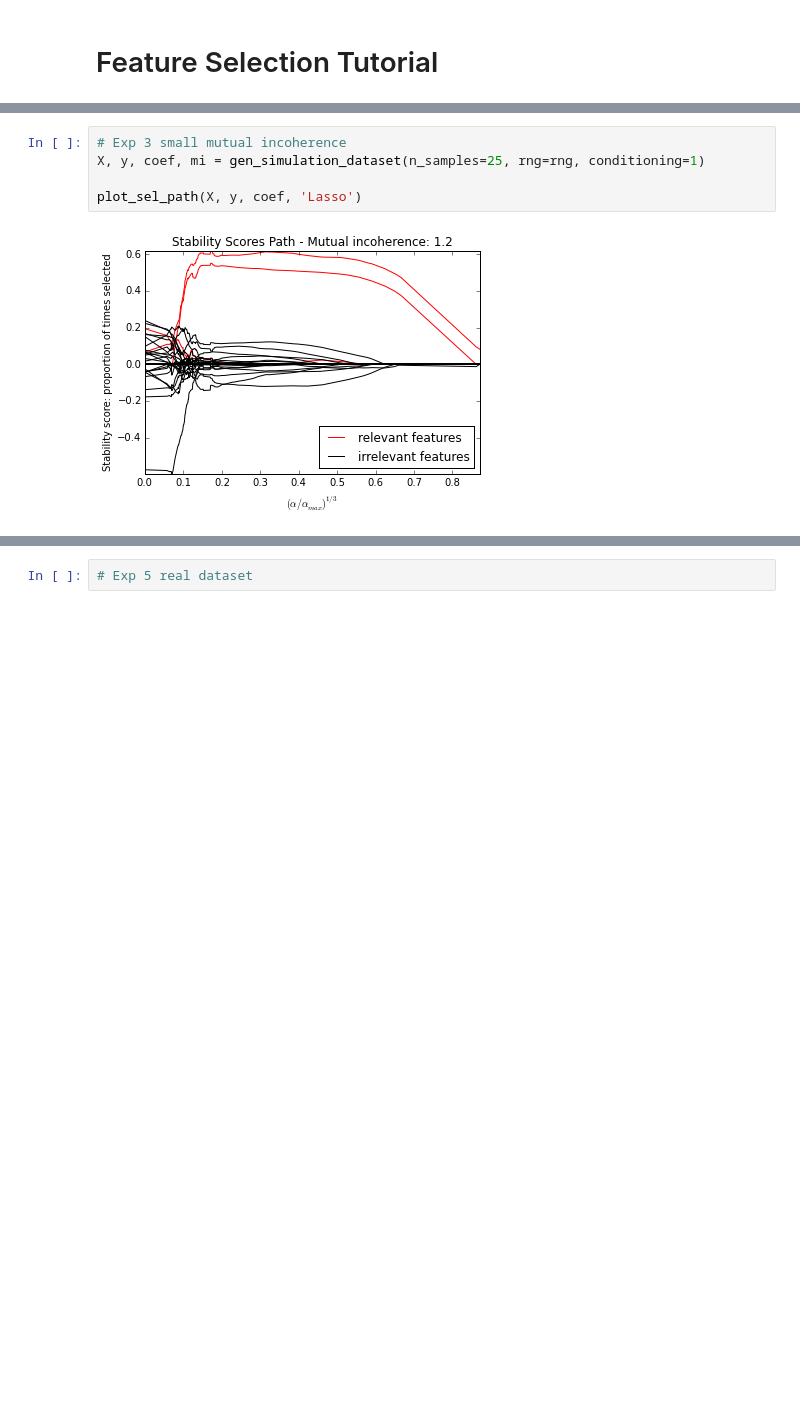
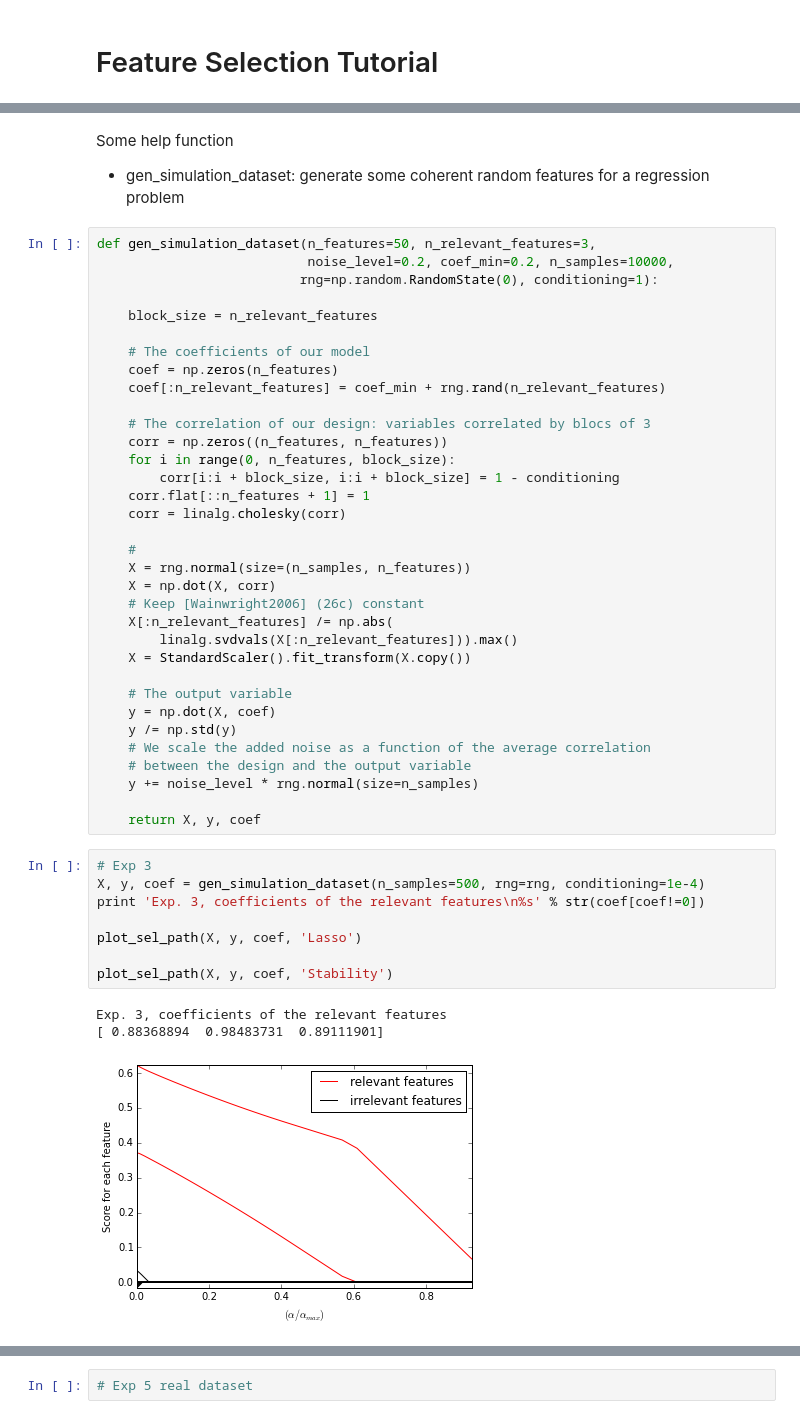
Before and after one commit to JinyiLu/15-688-Tutorial, a Jupyter notebook: Feature Selection Tutorial.ipynb, the cells around one changed output, grey strips where cells are left out. Drawn from its saved outputs; the diff is of its cells as text; blank space fills up the shorter version.

Commit message:
fail to reproduce  Stability Selection

```diff
--- a/Feature Selection Tutorial.ipynb
+++ b/Feature Selection Tutorial.ipynb
@@ -214,7 +193,49 @@ There are some well-known limitations of L1 penalized models, including
+# %% [markdown]
+Some help function
+* gen_simulation_dataset: generate some coherent random features for a regression problem
+# %%
+def gen_simulation_dataset(n_features=50, n_relevant_features=3,
+                           noise_level=0.2, coef_min=0.2, n_samples=10000,
+                          rng=np.random.RandomState(0), conditioning=1):
+
+    block_size = n_relevant_features
+
+    # The coefficients of our model
+    coef = np.zeros(n_features)
+    coef[:n_relevant_features] = coef_min + rng.rand(n_relevant_features)
+
+    # The correlation of our design: variables correlated by blocs of 3
+    corr = np.zeros((n_features, n_features))
+    for i in range(0, n_features, block_size):
+        corr[i:i + block_size, i:i + block_size] = 1 - conditioning
+    corr.flat[::n_features + 1] = 1
+    corr = linalg.cholesky(corr)
+
+    #
+    X = rng.normal(size=(n_samples, n_features))
+    X = np.dot(X, corr)
+    # Keep [Wainwright2006] (26c) constant
+    X[:n_relevant_features] /= np.abs(
+        linalg.svdvals(X[:n_relevant_features])).max()
+    X = StandardScaler().fit_transform(X.copy())
+
+    # The output variable
+    y = np.dot(X, coef)
+    y /= np.std(y)
+    # We scale the added noise as a function of the average correlation
+    # between the design and the output variable
+    y += noise_level * rng.normal(size=n_samples)
+
+    return X, y, coef
 # %%
-# Exp 3 small mutual incoherence
-X, y, coef, mi = gen_simulation_dataset(n_samples=25, rng=rng, conditioning=1)
+# Exp 3
+X, y, coef = gen_simulation_dataset(n_samples=500, rng=rng, conditioning=1e-4)
+print 'Exp. 3, coefficients of the relevant features\n%s' % str(coef[coef!=0])
 
 plot_sel_path(X, y, coef, 'Lasso')
+
+plot_sel_path(X, y, coef, 'Stability')
 # %% [output]
+Exp. 3, coefficients of the relevant features
+[ 0.88368894  0.98483731  0.89111901]
-[figure, old version]
+[figure, new version]
```
Also changed, not shown: parts of 34 cells of this notebook, 1 other file.
